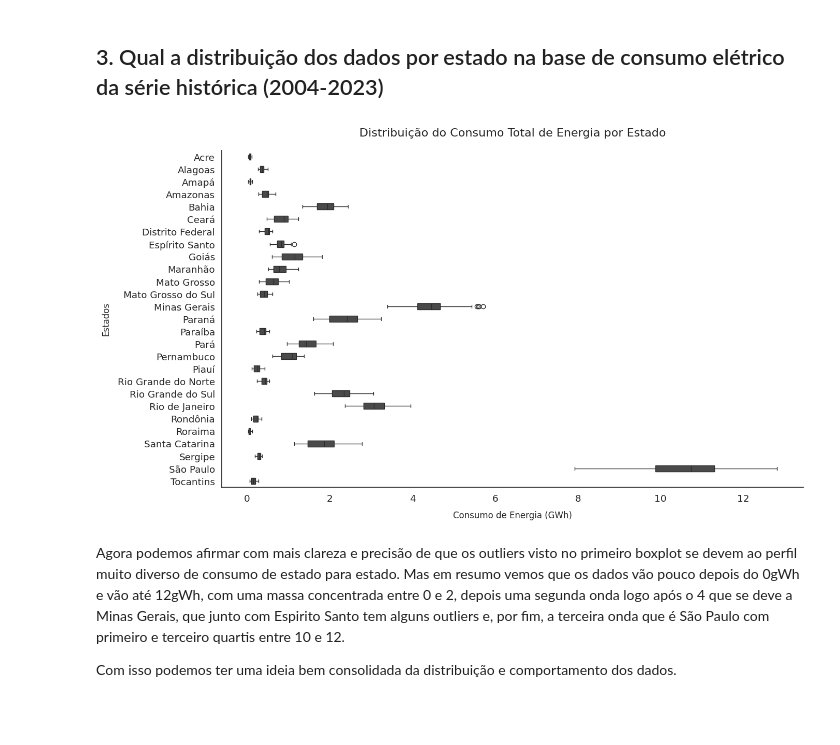
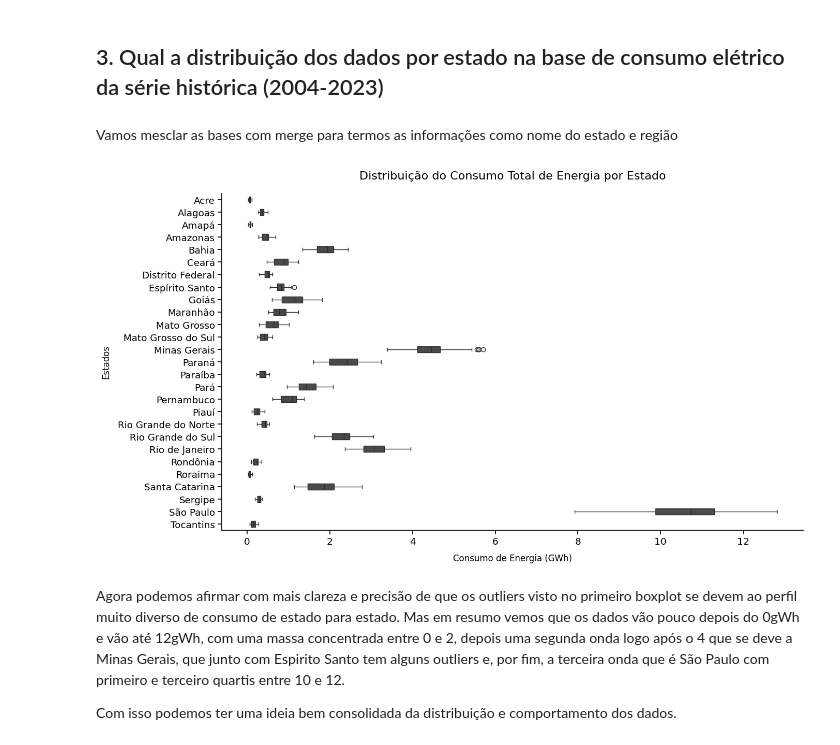
Before and after one commit to jorgelzsilva/projeto_consumo_energia, a Jupyter notebook: notebooks/desafio_final_jorge.ipynb, the cells around one changed output. Cells and saved outputs as stored; diff of their text form; code cells hidden in the pictures; blank space fills up the shorter version.

```diff
--- a/notebooks/desafio_final_jorge.ipynb
+++ b/notebooks/desafio_final_jorge.ipynb
@@ -745,39 +779,44 @@ plt.show()
 Com base em todos os gráficos dessas facetas anuais, não podemos afirmar que o consumo mudou drásticamente. Então vamos passar para a segunda hipotese, de que estados podem ter consumos diferentes. Para isso vamos usar novamente um boxplot, mas agora para cada estado.
 # %% [markdown]
 ## 3. Qual a distribuição dos dados por estado na base de consumo elétrico da série histórica (2004-2023)
+# %% [markdown]
+Vamos mesclar as bases com merge para termos as informações como nome do estado e região
+# %%
+# mesclando com o df_estados
+df_total = df_total.merge(df_estados, on='sigla_uf')
 # %%
-# Configura o contexto do gráfico
+# Configuramos o contexto de exibição dos gráficos com Seaborn para garantir legibilidade adequada para notebooks
 sns.set_context("notebook", font_scale=1.2)
 
-# Ordenar os estados alfabeticamente
-estados_ordenados = sorted(df['estado'].unique())
+# Ordenamos os estados alfabeticamente para uma apresentação organizada no gráfico
+estados_ordenados = sorted(df_total['estado'].unique())
 
-# Criar a figura e o eixo
+# Criamos a figura e o eixo para o boxplot
 fig, ax = plt.subplots(figsize=(14, 8), facecolor='white')
 
-# Criar o boxplot agrupado por estado e ordenado
+# Plotamos o boxplot do consumo de energia por estado, utilizando a ordem alfabética dos estados
 sns.boxplot(x='gWh', y='estado', data=df_total, ax=ax, color='#4a4a4a', width=0.5, order=estados_ordenados)
 
-# Remover a borda superior e direita
+# Removemos as bordas superior e direita para um visual mais limpo e moderno
 ax.spines['top'].set_visible(False)
 ax.spines['right'].set_visible(False)
 
-# Configurar títulos e rótulos
+# Configuramos o título e os rótulos para comunicar claramente o que o gráfico representa
 plt.title('Distribuição do Consumo Total de Energia por Estado', fontsize=16, pad=20)
 plt.xlabel('Consumo de Energia (GWh)', fontsize=12, labelpad=10)
 plt.ylabel('Estados', fontsize=12, labelpad=10)
 
-# Formatar o eixo x para usar separador de milhares
+# Formatamos o eixo x para incluir separadores de milhares, facilitando a leitura e compreensão dos valores
 ax.xaxis.set_major_formatter(plt.FuncFormatter(lambda x, p: format(int(x), ',')))
 
-# Ajustar o layout
+# Ajustamos o layout para garantir que todos os elementos do gráfico estejam bem posicionados e legíveis
 plt.tight_layout()
 
-# Salvar e mostrar o gráfico
+# Salvamos o gráfico em um arquivo e o exibimos para visualização
 plt.savefig('../imagens/consumo_total_boxplot_estado_ordenado.png', format='png', dpi=300, bbox_inches='tight')
 plt.show()
 # %% [output]
-[figure, old version]
+[figure, new version]
 # %% [markdown]
 Agora podemos afirmar com mais clareza e precisão de que os outliers visto no primeiro boxplot se devem ao perfil muito diverso de consumo de estado para estado. Mas em resumo vemos que os dados vão pouco depois do 0gWh e vão até 12gWh, com uma massa concentrada entre 0 e 2, depois uma segunda onda logo após o 4 que se deve a Minas Gerais, que junto com Espirito Santo tem alguns outliers e, por fim, a terceira onda que é São Paulo com primeiro e terceiro quartis entre 10 e 12.
 
```
Also changed, not shown: parts of 65 cells of this notebook, 13 other files.
